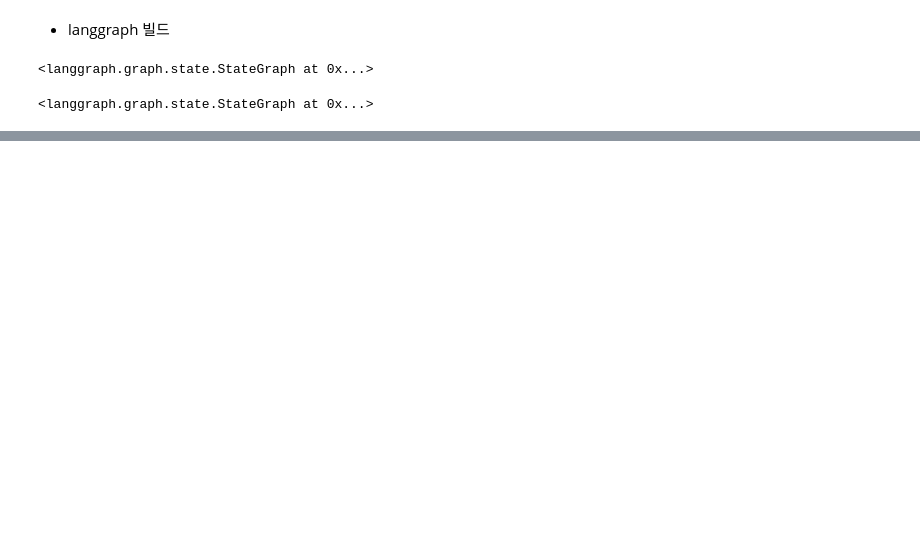
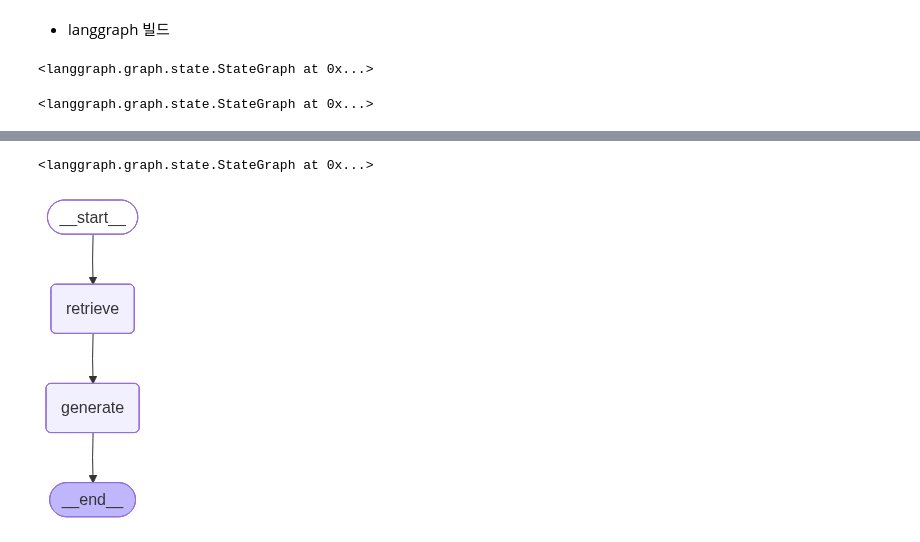
Before and after one commit to YurimPark04/langgraph-agent, a Jupyter notebook: 2. retrieval.ipynb, the cells around one changed output, grey strips where cells are left out. Saved outputs shown, nothing was run; the diff lists cells and outputs as text; code cells hidden in the pictures; blank space fills up the shorter version.

```diff
--- a/2. retrieval.ipynb
+++ b/2. retrieval.ipynb
@@ -362,0 +366,14 @@ from IPython.display import Image
+# %%
+sequence_graph_builder = StateGraph(AgentState).add_sequence([retrieve, generate])  # StateGraph에 sequence 가 들어간것
+# %%
+sequence_graph_builder.add_edge(START, 'retrieve')
+sequence_graph_builder.add_edge('generate', END)
+
+# start 와 end 만 연결해주면, sequence로 알아서 retrieve - generate 순으로 노드가 연결이 된다.
+# %% [output]
+<langgraph.graph.state.StateGraph at 0x...>
+# %%
+sequence_graph = sequence_graph_builder.compile()
+display(Image(sequence_graph.get_graph().draw_mermaid_png()))
+# %% [output]
+[figure, added]
```
Also changed, not shown: parts of 22 cells of this notebook, 11 other files.
